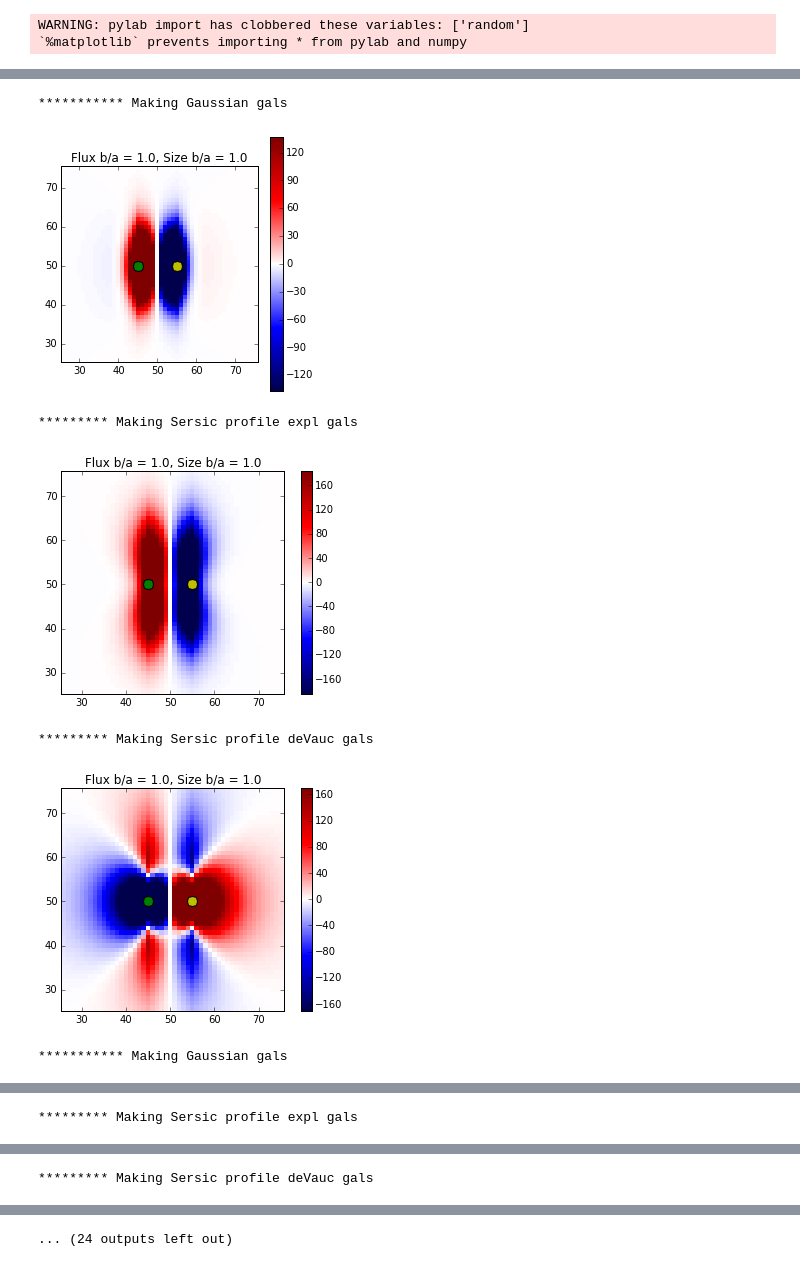
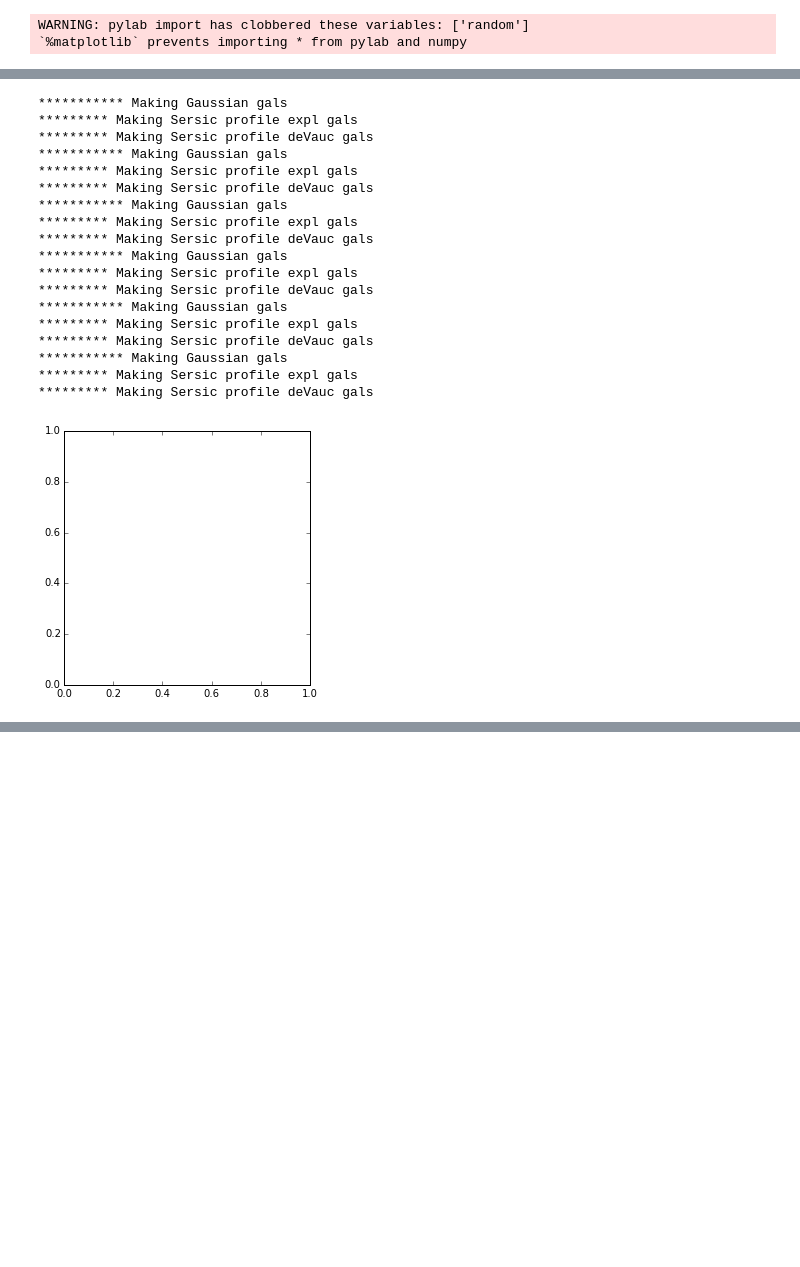
Before and after one commit to alvarezcl/galsim_work, a Jupyter notebook: mssgversion_code/mssg_sersicDeblendAndPlotResids.ipynb, the cells around one changed output, grey strips where cells are left out. Saved outputs shown, nothing was run; the diff lists cells and outputs as text; code cells hidden in the pictures; blank space fills up the shorter version.

```diff
--- a/mssgversion_code/mssg_sersicDeblendAndPlotResids.ipynb
+++ b/mssgversion_code/mssg_sersicDeblendAndPlotResids.ipynb
@@ -369,12 +397,13 @@ for size_bTOa in [1.0, 1.5]:
   for flux_bTOa in [1.0, 0.5,0.2]:
     blend, unblends = create_blend(peak_a, peak_b, flux_bTOa =  flux_bTOa , size_bTOa = size_bTOa , e1a = e1ain,
                                galtype = localgaltype , e2a = e2ain, e1b = e1bin ,e2b = e2bin, imgsize= imsize,
-                               pixelscale = pixel_scale, mrkrsize = 10, psetval = 2)
+                               pixelscale = pixel_scale, mrkrsize = 10, psetval = 2, plotflag =  plotflag)
     pltcontent = blend.array
     ax = fig.add_subplot(231)
     pltname = "Flux b/a = "+str(flux_bTOa) + ", Size b/a = "+str(size_bTOa)
 #    center = (peak_a, peak_b)
 
-    makeplot(pltname, pltcontent,  centre=center, scaling = 'nondk')
+    if (plotflag > -1):
+        makeplot(pltname, pltcontent,  centre=center, scaling = 'nondk')
 # %% [output]
 ********* Making Sersic profile deVauc gals
@@ -411,9 +435,10 @@ for size_bTOa in [1.0, 1.5]:
 
     blend, unblends = create_blend(peak_a, peak_b, flux_bTOa =  flux_bTOa , size_bTOa = size_bTOa , e1a = e1ain,  e2a = e2ain,
                                e1b = e1bin ,e2b = e2bin, imgsize= imsize, pixelscale = pixel_scale, mrkrsize = 10,
-                               galtype= localgaltype, verbose = verbose)
+                               galtype= localgaltype, verbose = verbose, plotflag =  plotflag)
     templates, template_fractions, children = mssg_deblend.deblend(blend.array, peaks_pix, interpolate=False, force_interpolate = False)
     pltcontent = (children[0] - unblends[0].array)/  peakval
     pltname = "Flux b/a = "+str(flux_bTOa) + ", Size b/a = "+str(size_bTOa)
-    makeplot(pltname, pltcontent,  centre=center,verbose = verbose, scaling='dk')
+    if (plotflag > -1):
+        makeplot(pltname, pltcontent,  centre=center,verbose = verbose, scaling='dk')
 # %% [output]
@@ -432,24 +462,38 @@ for size_bTOa in [1.0, 1.5]:
 # %%
 ############################################### Plot the resid figs -- compare G, Se, Sb
 
 fig = plt.figure(figsize = (15,10))
 
 ##################  Loop over all possibilities, plot the resids
 
 for size_bTOa in [1.0, 1.5]:
   for flux_bTOa in [1.0, 0.5,0.2]:
 
     for galtype in ['G', 'Se', 'Sd']:
         blend, unblends = create_blend(peak_a, peak_b, galtype = galtype , flux_bTOa =  flux_bTOa , size_bTOa = size_bTOa ,
-                               e1a = e1ain,  e2a = e2ain, e1b = e1bin ,e2b = e2bin, imgsize= imsize, pixelscale = pixel_scale, mrkrsize = 10)
+                               e1a = e1ain,  e2a = e2ain, e1b = e1bin ,e2b = e2bin, imgsize= imsize,
+                                       pixelscale = pixel_scale, mrkrsize = 10, plotflag =  plotflag)
         templates, template_fractions, children = mssg_deblend.deblend(blend.array, peaks_pix, interpolate=False, force_interpolate = False)
         pltcontent = (children[0] - unblends[0].array)/  peakval ; ax = fig.add_subplot(231) ; pltname = "Flux b/a = "+str(flux_bTOa) + ", Size b/a = "+str(size_bTOa)
-        makeplot(pltname, pltcontent, centre=center, verbose = verbose, scaling = 'dk')
+        if (plotflag > -1):
+           makeplot(pltname, pltcontent, centre=center, verbose = verbose, scaling = 'dk')
 # %% [output]
 *********** Making Gaussian gals
+********* Making Sersic profile expl gals
+********* Making Sersic profile deVauc gals
+*********** Making Gaussian gals
+********* Making Sersic profile expl gals
+********* Making Sersic profile deVauc gals
+*********** Making Gaussian gals
+********* Making Sersic profile expl gals
+********* Making Sersic profile deVauc gals
+*********** Making Gaussian gals
+********* Making Sersic profile expl gals
+********* Making Sersic profile deVauc gals
+*********** Making Gaussian gals
+********* Making Sersic profile expl gals
+********* Making Sersic profile deVauc gals
+*********** Making Gaussian gals
+********* Making Sersic profile expl gals
+********* Making Sersic profile deVauc gals
-[figure, old version]
+[figure, new version]
-********* Making Sersic profile expl gals
-[figure, removed]
-********* Making Sersic profile deVauc gals
-[figure, removed]
-*********** Making Gaussian gals
@@ -457 +499,0 @@ for size_bTOa in [1.0, 1.5]:
-********* Making Sersic profile expl gals
@@ -459 +499,0 @@ for size_bTOa in [1.0, 1.5]:
-********* Making Sersic profile deVauc gals
@@ -461,2 +500 @@ for size_bTOa in [1.0, 1.5]:
-... (24 outputs left out)
 # %%
```
Also changed, not shown: parts of 15 cells of this notebook.
